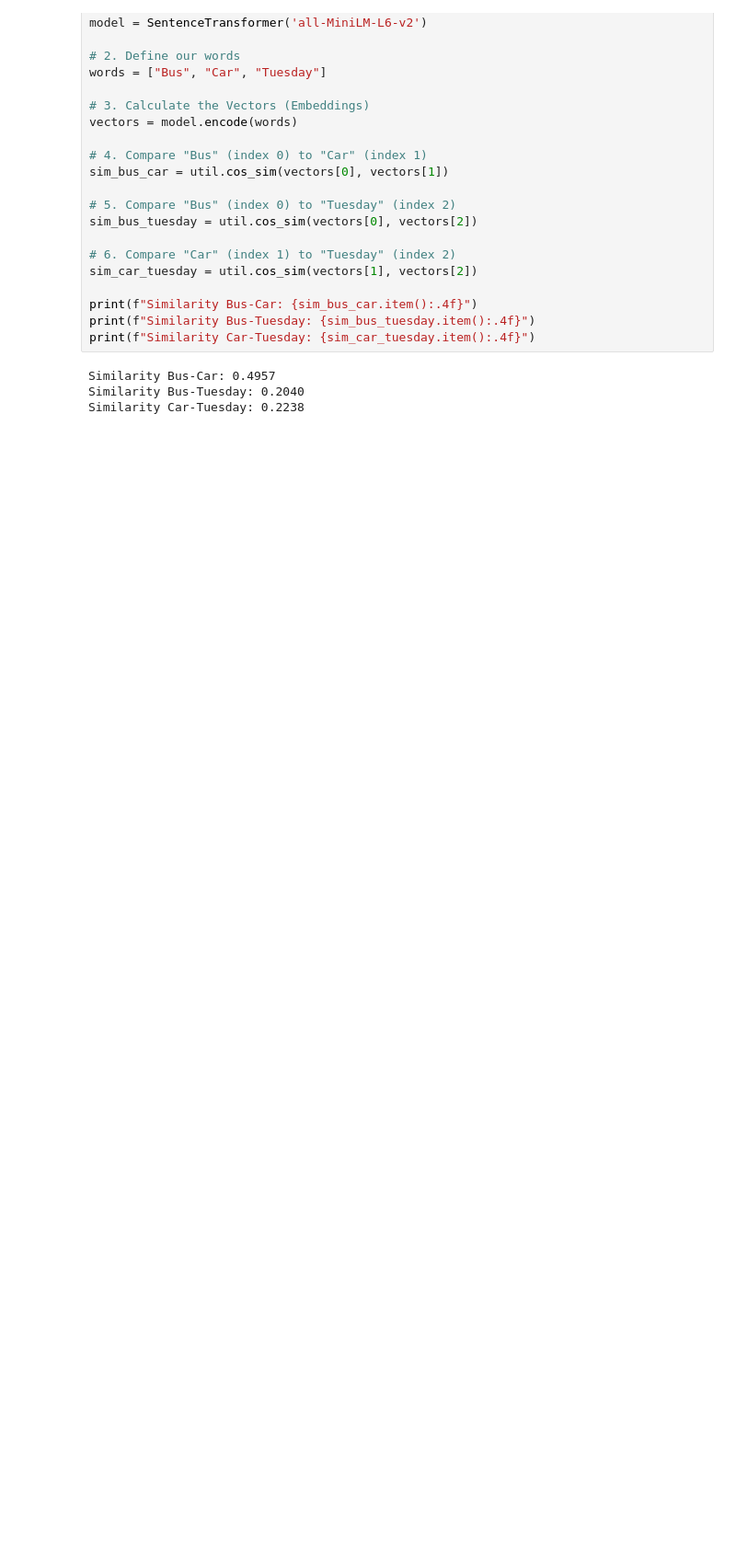
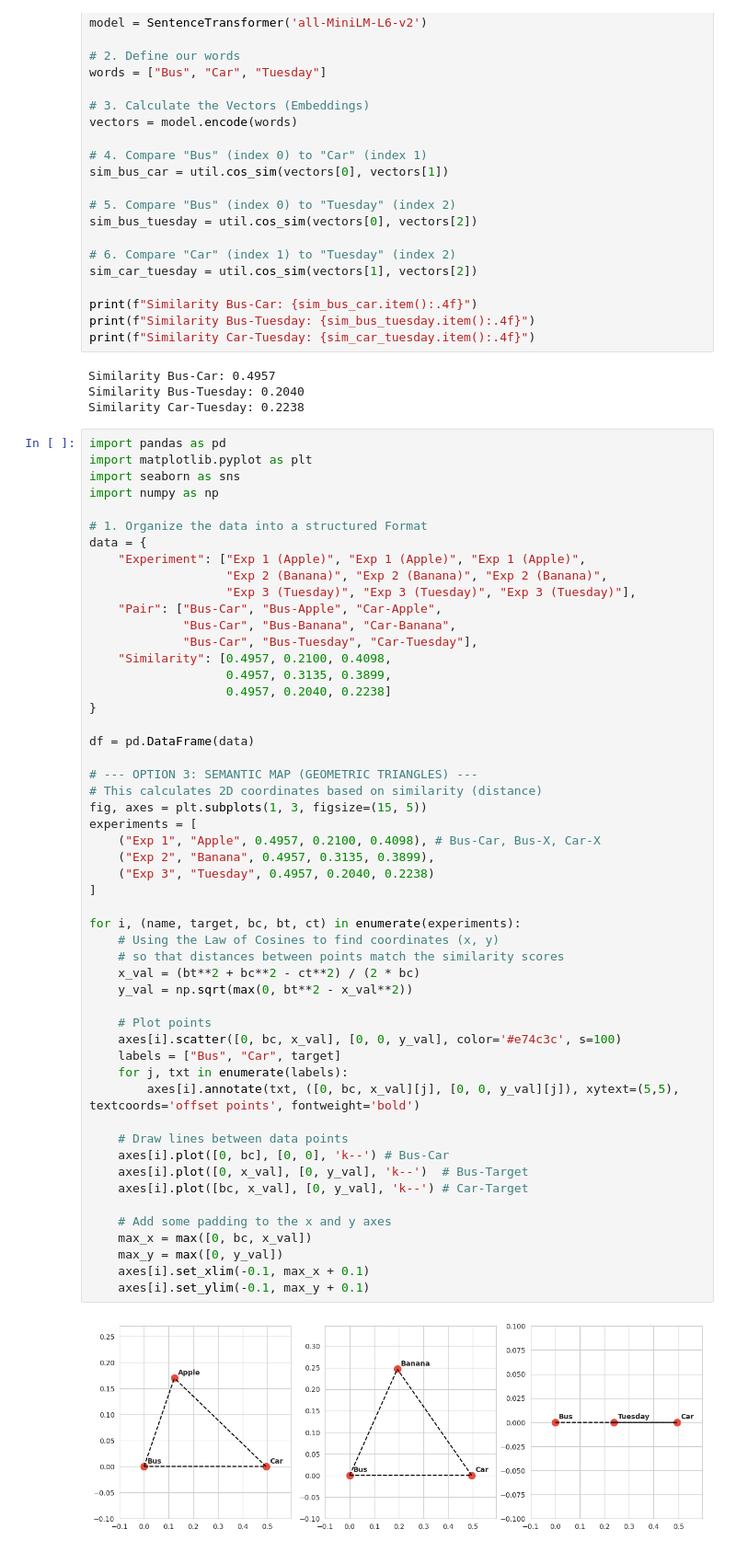
Before and after one commit to spShashankGit/Dev-Journal, a Jupyter notebook: cosine_similarity.ipynb, the cells around one changed output. Shown: that part at 92% size. Saved outputs shown, nothing was run; the diff lists cells and outputs as text; blank space fills up the shorter version.

Commit message:
add graph for the cosine similarity

```diff
--- a/cosine_similarity.ipynb
+++ b/cosine_similarity.ipynb
@@ -86,3 +86,57 @@ print(f"Similarity Car-Tuesday: {sim_car_tuesday.item():.4f}")
 Similarity Bus-Car: 0.4957
 Similarity Bus-Tuesday: 0.2040
 Similarity Car-Tuesday: 0.2238
+# %%
+import pandas as pd
+import matplotlib.pyplot as plt
+import seaborn as sns
+import numpy as np
+
+# 1. Organize the data into a structured Format
+data = {
+    "Experiment": ["Exp 1 (Apple)", "Exp 1 (Apple)", "Exp 1 (Apple)",
+                   "Exp 2 (Banana)", "Exp 2 (Banana)", "Exp 2 (Banana)",
+                   "Exp 3 (Tuesday)", "Exp 3 (Tuesday)", "Exp 3 (Tuesday)"],
+    "Pair": ["Bus-Car", "Bus-Apple", "Car-Apple",
+             "Bus-Car", "Bus-Banana", "Car-Banana",
+             "Bus-Car", "Bus-Tuesday", "Car-Tuesday"],
+    "Similarity": [0.4957, 0.2100, 0.4098,
+                   0.4957, 0.3135, 0.3899,
+                   0.4957, 0.2040, 0.2238]
+}
+
+df = pd.DataFrame(data)
+
+# --- OPTION 3: SEMANTIC MAP (GEOMETRIC TRIANGLES) ---
+# This calculates 2D coordinates based on similarity (distance)
+fig, axes = plt.subplots(1, 3, figsize=(15, 5))
+experiments = [
+    ("Exp 1", "Apple", 0.4957, 0.2100, 0.4098), # Bus-Car, Bus-X, Car-X
+    ("Exp 2", "Banana", 0.4957, 0.3135, 0.3899),
+    ("Exp 3", "Tuesday", 0.4957, 0.2040, 0.2238)
+]
+
+for i, (name, target, bc, bt, ct) in enumerate(experiments):
+    # Using the Law of Cosines to find coordinates (x, y)
+    # so that distances between points match the similarity scores
+    x_val = (bt**2 + bc**2 - ct**2) / (2 * bc)
+    y_val = np.sqrt(max(0, bt**2 - x_val**2))
+
+    # Plot points
+    axes[i].scatter([0, bc, x_val], [0, 0, y_val], color='#e74c3c', s=100)
+    labels = ["Bus", "Car", target]
+    for j, txt in enumerate(labels):
+        axes[i].annotate(txt, ([0, bc, x_val][j], [0, 0, y_val][j]), xytext=(5,5), textcoords='offset points', fontweight='bold')
+
+    # Draw lines between data points
+    axes[i].plot([0, bc], [0, 0], 'k--') # Bus-Car
+    axes[i].plot([0, x_val], [0, y_val], 'k--')  # Bus-Target
+    axes[i].plot([bc, x_val], [0, y_val], 'k--') # Car-Target
+
+    # Add some padding to the x and y axes
+    max_x = max([0, bc, x_val])
+    max_y = max([0, y_val])
+    axes[i].set_xlim(-0.1, max_x + 0.1)
+    axes[i].set_ylim(-0.1, max_y + 0.1)
+# %% [output]
+[figure, added]
```
